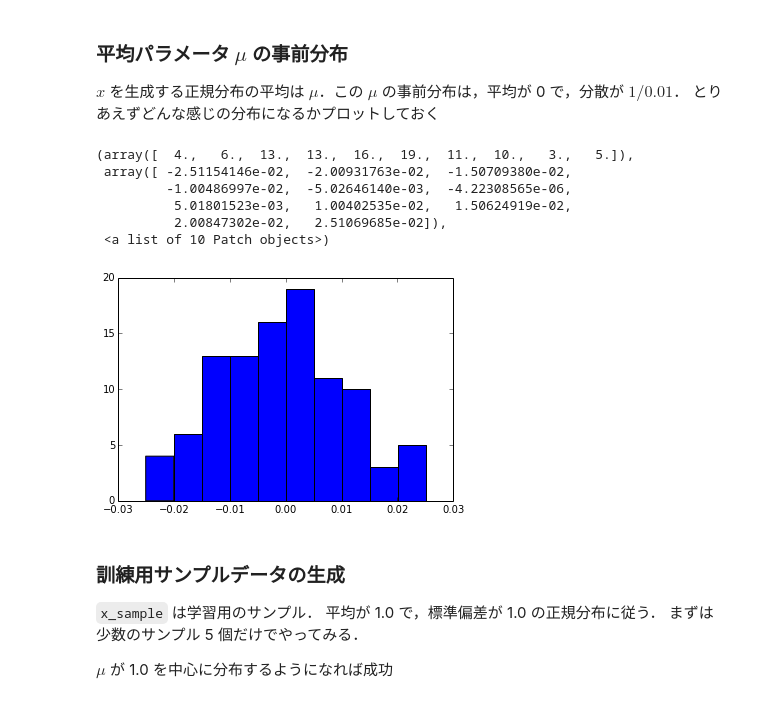
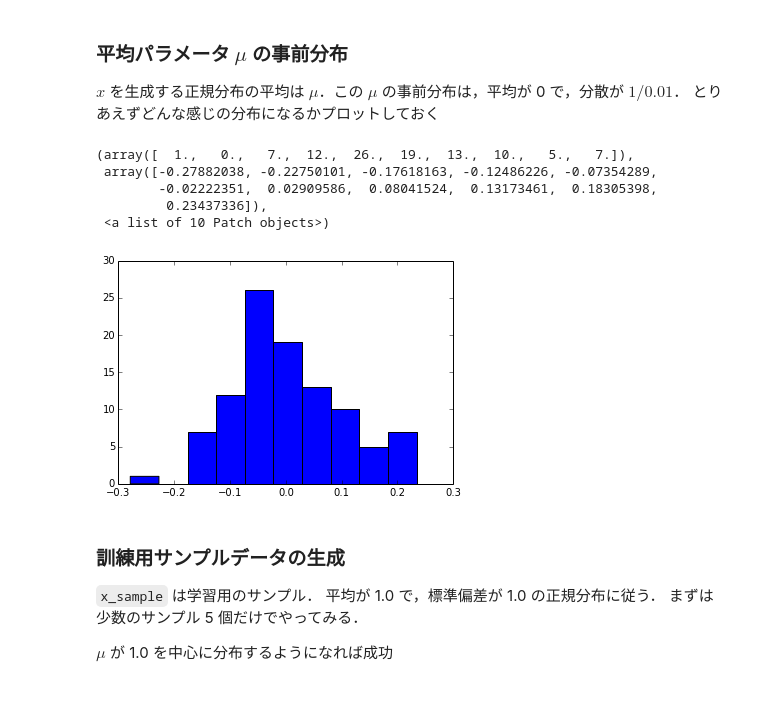
Before and after one commit to scipy-japan/tokyo-scipy, a Jupyter notebook: 006/shima__shima/SimpleGaussian.ipynb, the cells around one changed output. Cells and saved outputs as stored; diff of their text form; code cells hidden in the pictures.

```diff
--- a/006/shima__shima/SimpleGaussian.ipynb
+++ b/006/shima__shima/SimpleGaussian.ipynb
@@ -17,16 +17,15 @@ from pymc import Normal, deterministic, MCMC, Matplot
 \\(x\\) を生成する正規分布の平均は \\(\mu\\)．この \\(\mu\\) の事前分布は，平均が 0 で，分散が \\(1/0.01\\)．
 とりあえずどんな感じの分布になるかプロットしておく
 # %%
-mu = np.random.normal(0.0, 0.01, 100)
+mu = np.random.normal(0.0, 0.1, 100)
 plt.hist(mu)
 # %% [output]
-(array([  4.,   6.,  13.,  13.,  16.,  19.,  11.,  10.,   3.,   5.]),
- array([ -2.51154146e-02,  -2.00931763e-02,  -1.50709380e-02,
-         -1.00486997e-02,  -5.02646140e-03,  -4.22308565e-06,
-          5.01801523e-03,   1.00402535e-02,   1.50624919e-02,
-          2.00847302e-02,   2.51069685e-02]),
+(array([  1.,   0.,   7.,  12.,  26.,  19.,  13.,  10.,   5.,   7.]),
+ array([-0.27882038, -0.22750101, -0.17618163, -0.12486226, -0.07354289,
+        -0.02222351,  0.02909586,  0.08041524,  0.13173461,  0.18305398,
+         0.23437336]),
  <a list of 10 Patch objects>)
-[figure, old version]
+[figure, new version]
 # %% [markdown]
 ### 訓練用サンプルデータの生成
 
```
Also changed, not shown: parts of 7 cells of this notebook, 1 other file.
